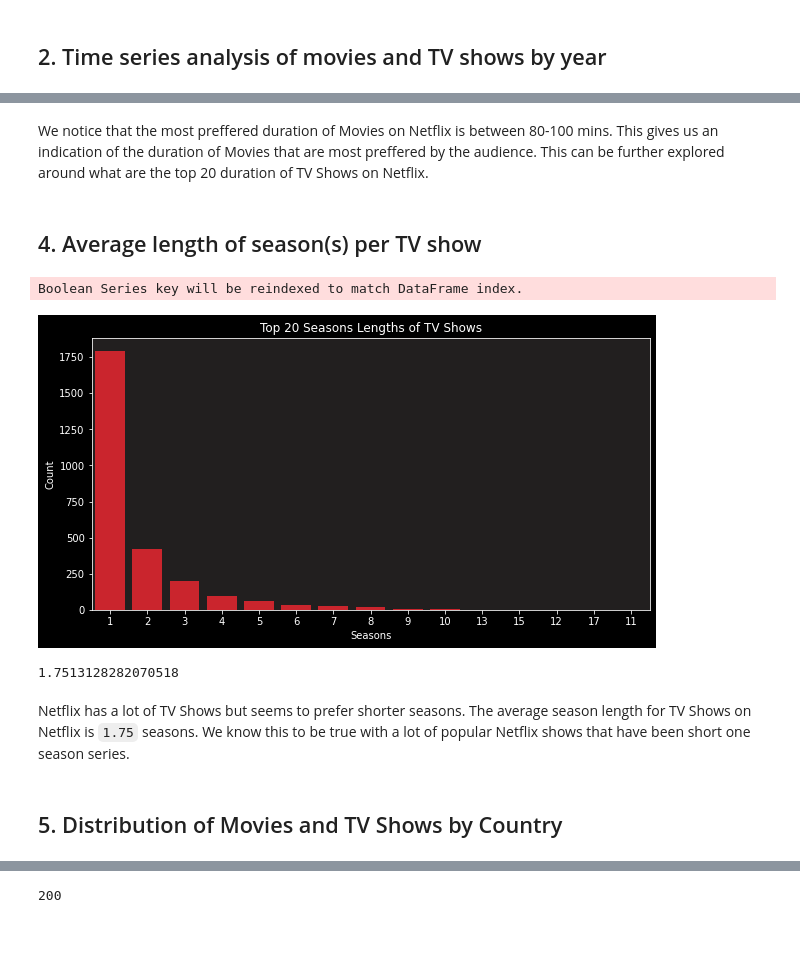
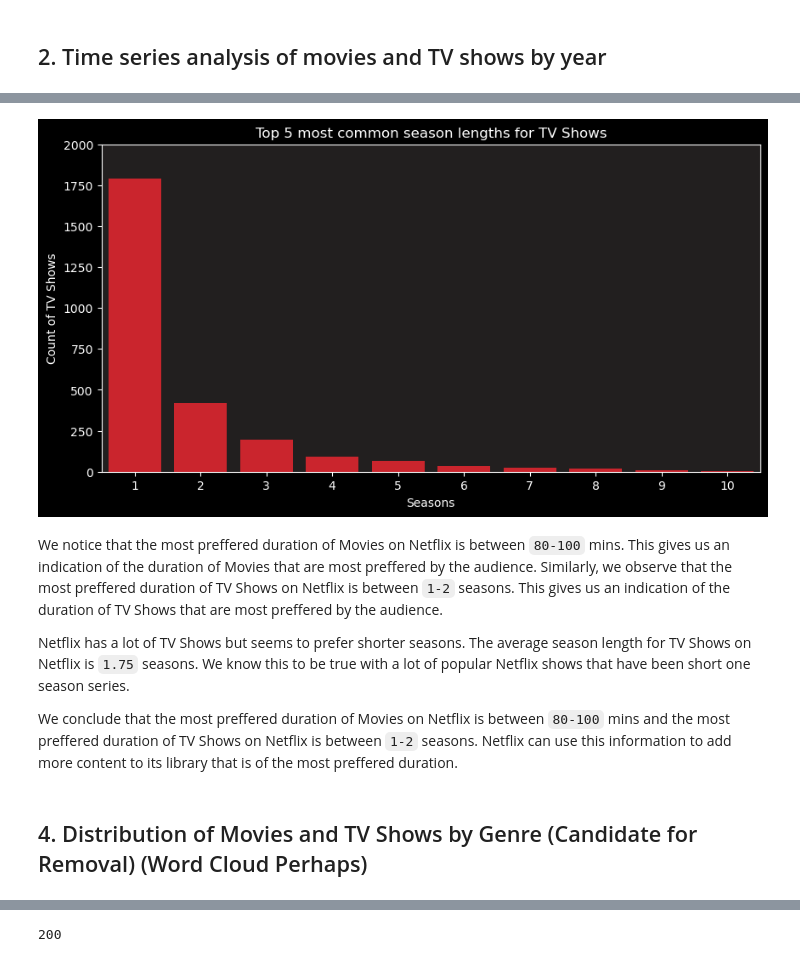
Before and after one commit to bhagirathbhard/Analysis-Netflix-Content-Library, a Jupyter notebook: A7-Netflix-Content-Analysis.ipynb, the cells around one changed output, grey strips where cells are left out. Drawn from its saved outputs; the diff is of its cells as text; code cells hidden in the pictures; blank space fills up the shorter version.

```diff
--- a/A7-Netflix-Content-Analysis.ipynb
+++ b/A7-Netflix-Content-Analysis.ipynb
@@ -180,8 +181,8 @@ Downloading netflix-shows.zip to /content
 Archive:  netflix-shows.zip
   inflating: netflix_titles.csv
 # %%
-#netflix_ds = pd.read_csv('/Users/jinishakande/Library/CloudStorage/GoogleDrive-jinisha@bu.edu/Shared drives/BA780/netflix_titles.csv')
-netflix_ds = pd.read_csv('netflix_titles.csv')
+netflix_ds = pd.read_csv('/Users/bhagirathbhardwaj/Library/CloudStorage/GoogleDrive-bbhardw@bu.edu/Shared drives/BA780/netflix_titles.csv')
+#netflix_ds = pd.read_csv('netflix_titles.csv')
 # %% [markdown]
 # **<span id="EDA" style="color:#023e8a;">Exploratory Data Analysis </span>**
 ---
@@ -596,5 +605,7 @@ We also observe that `TV-14` is the second most popular rating across both Movie
 # %%
 #Time Series Analysis of Movies and TV Shows added to Netflix over the years
+#Dark Background snippet to fix colab bug
+plt.style.use('dark_background')
 #Plot the number of movies and TV shows added to Netflix over the years
 plt.figure(figsize=(10,5))
 sns.countplot(x=netflix_ds['date_added'].dt.year, data=netflix_ds, hue='type', palette='Set1')
@@ -616,12 +631,16 @@ More than just the addition of content, further analysis can be done on understa
 # %%
- #Plot top 20 duration_min of Movies where duration_min is not 0
+#Blue Background snippet to fix colab bug
+plt.style.use('dark_background')
+#Plot Top 10 most common duration in minutes for Movies
 plt.figure(figsize=(10,5))
-sns.countplot(x='duration_min', data=netflix_ds[netflix_ds['type'] == 'Movie'][netflix_ds['duration_min'] != 0], order=netflix_ds[netflix_ds['type'] == 'Movie']['duration_min'].value_counts().iloc[:20].index, color='#E50914')
+#sort the ratings in descending order
+sns.countplot(x='duration_min', data=netflix_ds[netflix_ds['type'] == 'Movie'], order=netflix_ds[netflix_ds['type'] == 'Movie']['duration_min'].value_counts().iloc[:10].index, color='#e50914')
 #Background color hex code for the plot
 ax = plt.gca()
 ax.set_facecolor('#221f1f')
-plt.title('Top 20 Duration in mins of Movies')
-plt.xlabel('Duration (min)')
-plt.ylabel('Count')
+plt.title('Top 5 most common duration in minutes for Movies')
+plt.xlabel('Duration in Minutes')
+plt.ylim(0, 175)
+plt.ylabel('Count of Movies')
 plt.show()
 # %% [output]
@@ -630,27 +648,25 @@ Boolean Series key will be reindexed to match DataFrame index.
-# %% [markdown]
-We notice that the most preffered duration of Movies on Netflix is between 80-100 mins. This gives us an indication of the duration of Movies that are most preffered by the audience. This can be further explored around what are the top 20 duration of TV Shows on Netflix.
-# %% [markdown]
-## 4. Average length of season(s) per TV show
 # %%
-#Plot top 20 season lengths of TV Shows where seasons is not 0
+#Black Background snippet to fix colab bug
+plt.style.use('dark_background')
+#Plot Top 10 most common season lengths for TV Shows
 plt.figure(figsize=(10,5))
-sns.countplot(x='seasons', data=netflix_ds[netflix_ds['type'] == 'TV Show'][netflix_ds['seasons'] != 0], order=netflix_ds[netflix_ds['type'] == 'TV Show']['seasons'].value_counts().iloc[:20].index, color='#E50914')
+#sort the ratings in descending order
+sns.countplot(x='seasons', data=netflix_ds[netflix_ds['type'] == 'TV Show'], order=netflix_ds[netflix_ds['type'] == 'TV Show']['seasons'].value_counts().iloc[:10].index, color='#e50914')
 #Background color hex code for the plot
 ax = plt.gca()
 ax.set_facecolor('#221f1f')
-plt.title('Top 20 Seasons Lengths of TV Shows')
+plt.title('Top 5 most common season lengths for TV Shows')
 plt.xlabel('Seasons')
-plt.ylabel('Count')
+plt.ylim(0, 2000)
+plt.ylabel('Count of TV Shows')
 plt.show()
 # %% [output]
-Boolean Series key will be reindexed to match DataFrame index.
-[figure, old version]
+[figure, new version]
-# %%
-#Average Season Lengths of TV Shows
-print(netflix_ds[netflix_ds['type'] == 'TV Show']['seasons'].mean())
-# %% [output]
-1.7513128282070518
-# %% [markdown]
-Netflix has a lot of TV Shows but seems to prefer shorter seasons. The average season length for TV Shows on Netflix is `1.75` seasons. We know this to be true with a lot of popular Netflix shows that have been short one season series.
+# %% [markdown]
+We notice that the most preffered duration of Movies on Netflix is between `80-100` mins. This gives us an indication of the duration of Movies that are most preffered by the audience. Similarly, we observe that the most preffered duration of TV Shows on Netflix is between `1-2` seasons. This gives us an indication of the duration of TV Shows that are most preffered by the audience.
+
+Netflix has a lot of TV Shows but seems to prefer shorter seasons. The average season length for TV Shows on Netflix is `1.75` seasons. We know this to be true with a lot of popular Netflix shows that have been short one season series.
+
+We conclude that the most preffered duration of Movies on Netflix is between `80-100` mins and the most preffered duration of TV Shows on Netflix is between `1-2` seasons. Netflix can use this information to add more content to its library that is of the most preffered duration.
 # %% [markdown]
-## 5. Distribution of Movies and TV Shows by Country
+## 4. Distribution of Movies and TV Shows by Genre (Candidate for Removal) (Word Cloud Perhaps)
```
Also changed, not shown: parts of 47 cells of this notebook.
